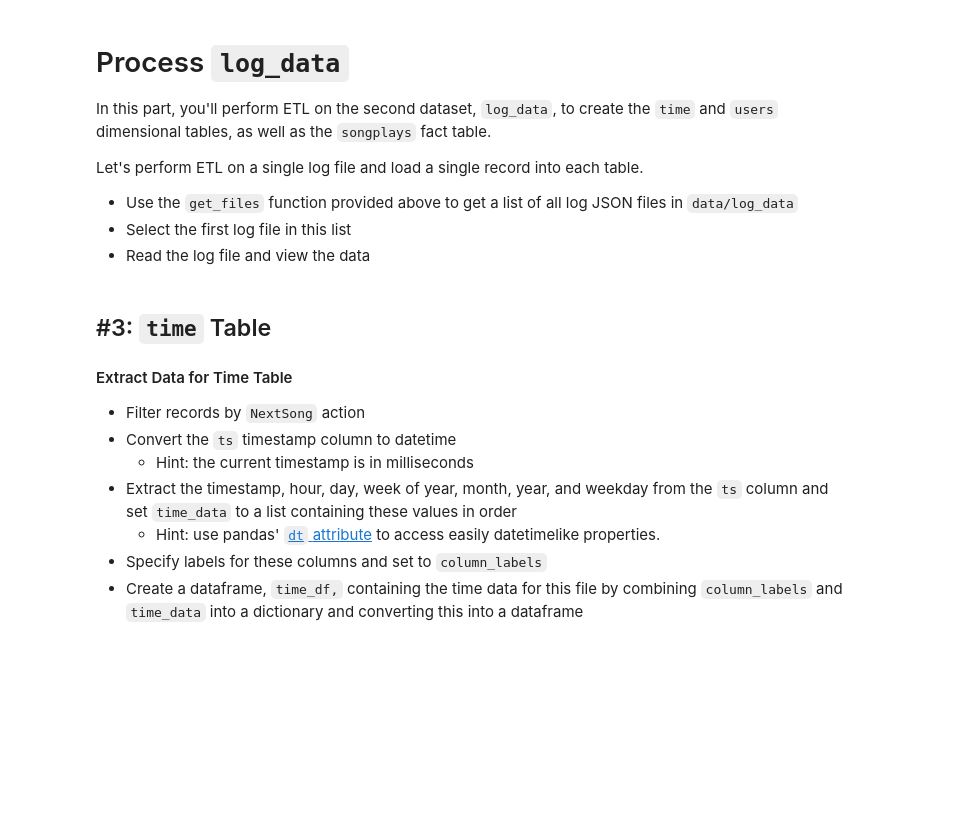
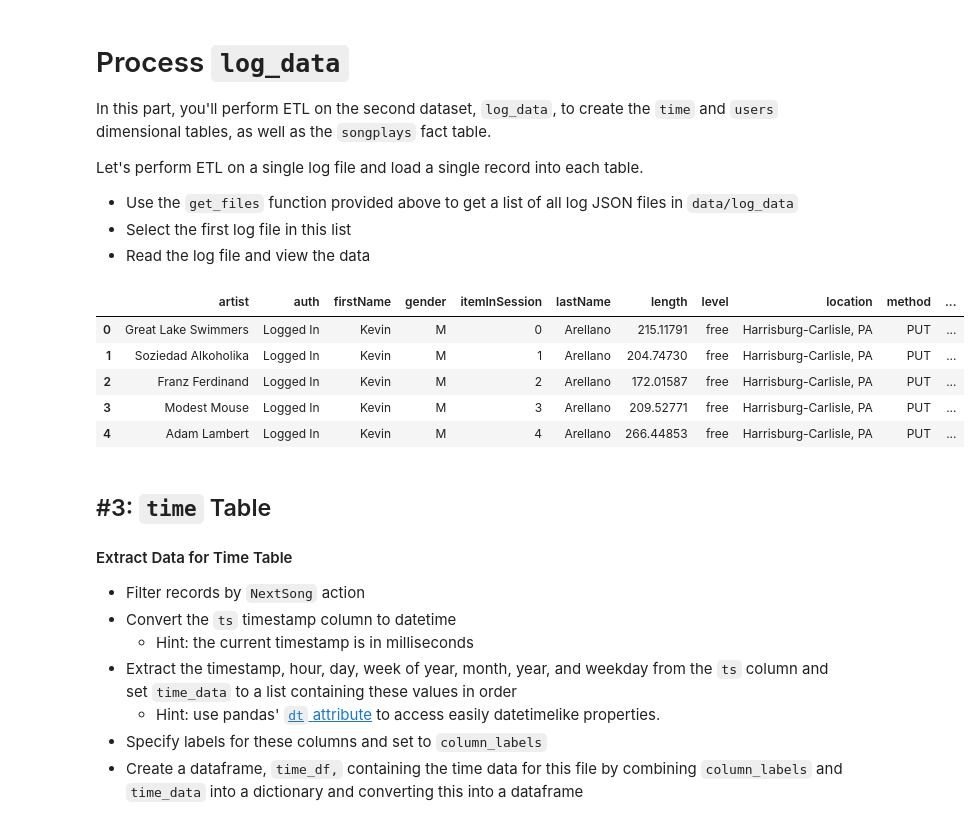
Before and after one commit to HajimeK/DEND, a Jupyter notebook: project1/etl.ipynb, the cells around one changed output. Saved outputs shown, nothing was run; the diff lists cells and outputs as text; code cells hidden in the pictures; blank space fills up the shorter version.

```diff
--- a/project1/etl.ipynb
+++ b/project1/etl.ipynb
@@ -83,8 +118,17 @@ log_files =
+# %%
+log_files  = get_files("./data/log_data")
 # %%
-filepath =
+filepath = log_files[0]
 # %%
-df =
+df = pd.read_json(filepath, lines=True, orient='columns')
 df.head()
+# %% [output]
+|  | artist | auth | firstName | gender | itemInSession | lastName | length | level | location | method | ... |
+| 0 | Great Lake Swimmers | Logged In | Kevin | M | 0 | Arellano | 215.11791 | free | Harrisburg-Carlisle, PA | PUT | ... |
+| 1 | Soziedad Alkoholika | Logged In | Kevin | M | 1 | Arellano | 204.74730 | free | Harrisburg-Carlisle, PA | PUT | ... |
+| 2 | Franz Ferdinand | Logged In | Kevin | M | 2 | Arellano | 172.01587 | free | Harrisburg-Carlisle, PA | PUT | ... |
+| 3 | Modest Mouse | Logged In | Kevin | M | 3 | Arellano | 209.52771 | free | Harrisburg-Carlisle, PA | PUT | ... |
+| 4 | Adam Lambert | Logged In | Kevin | M | 4 | Arellano | 266.44853 | free | Harrisburg-Carlisle, PA | PUT | ... |
 # %% [markdown]
 ## #3: `time` Table
 #### Extract Data for Time Table
```
Also changed, not shown: parts of 29 cells of this notebook, 6 other files.
